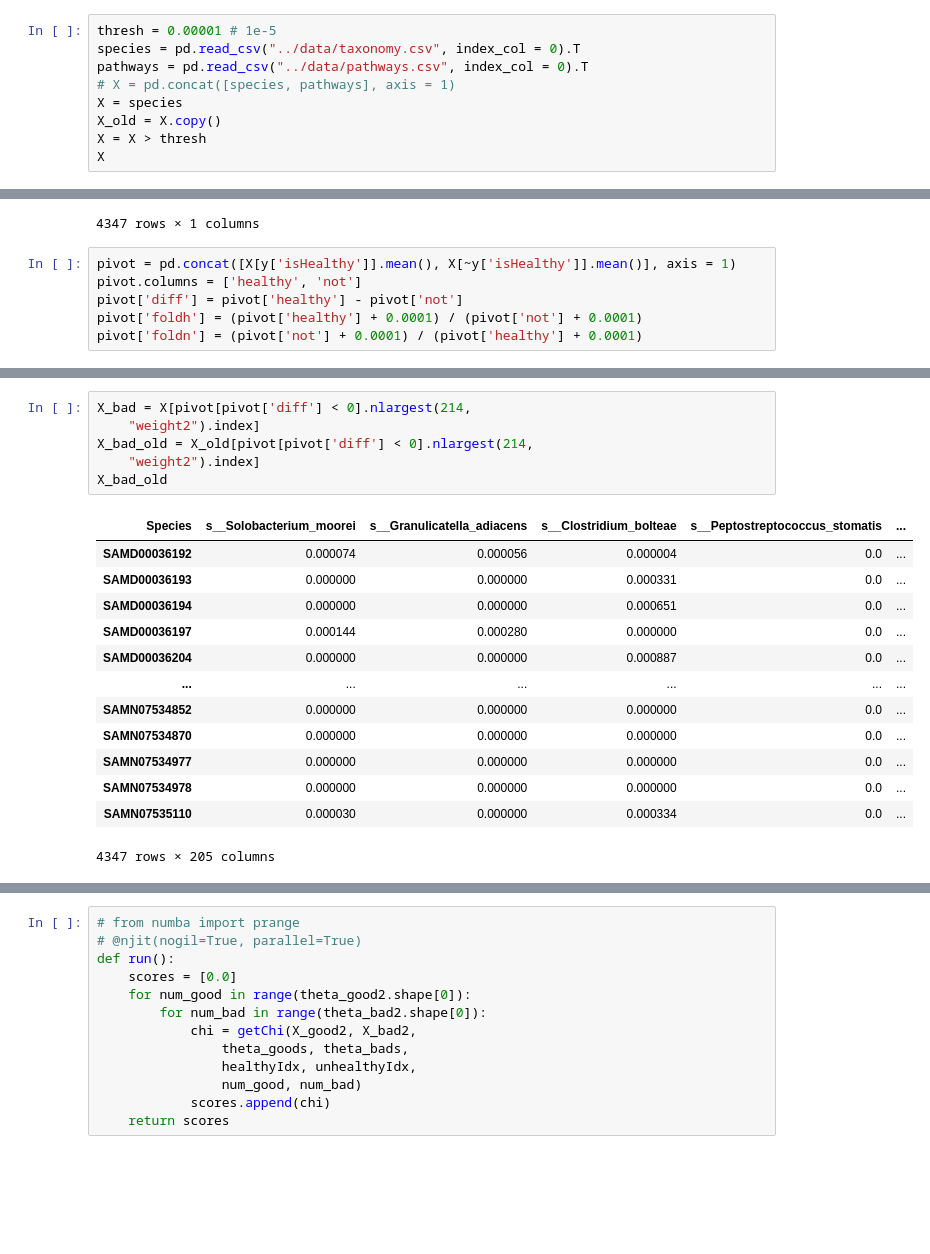
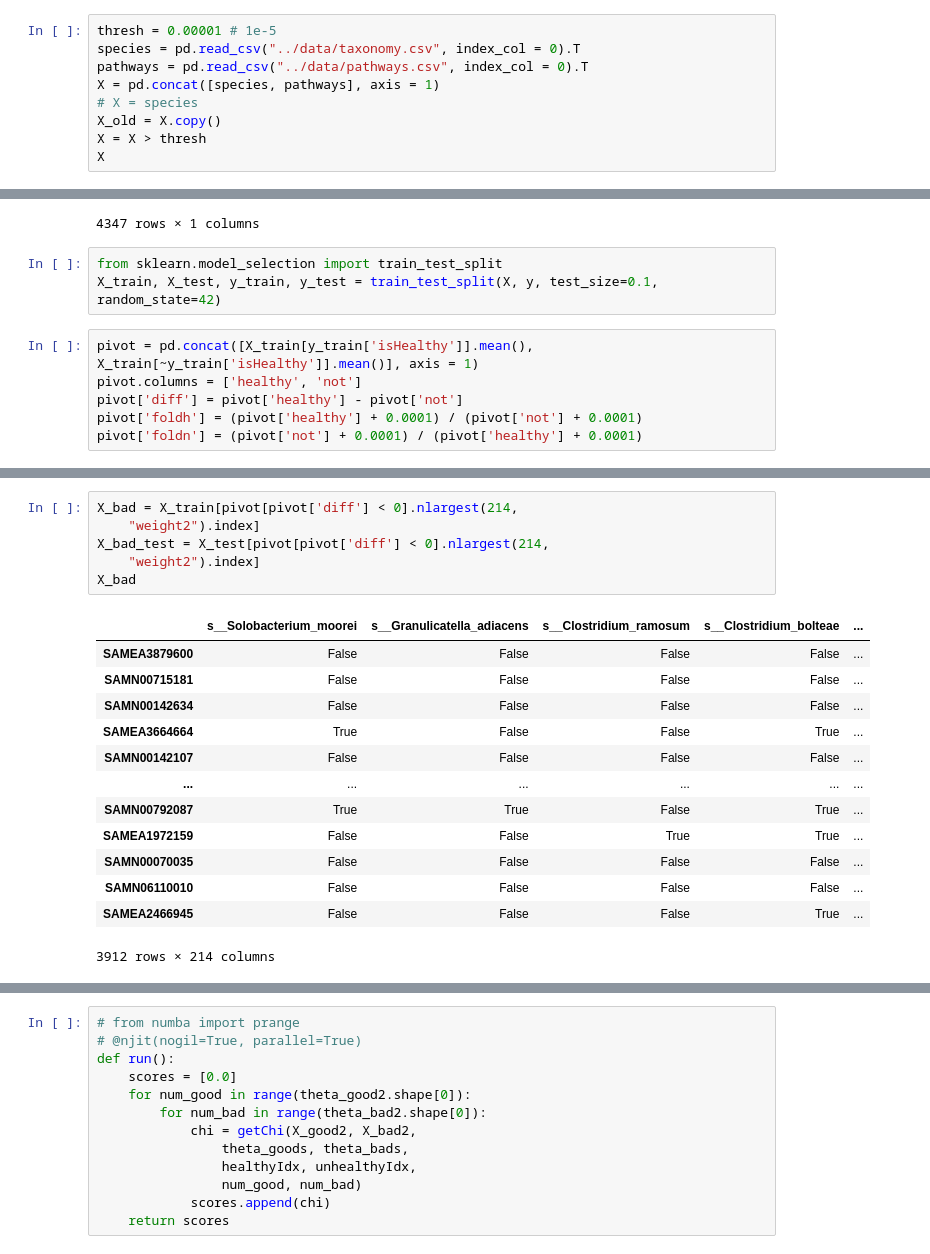
Before and after one commit to danielchang2002/GMHI2-Scratchpad, a Jupyter notebook: src/GMHI++.ipynb, the cells around one changed output, grey strips where cells are left out. Drawn from its saved outputs; the diff is of its cells as text; blank space fills up the shorter version.

```diff
--- a/src/GMHI++.ipynb
+++ b/src/GMHI++.ipynb
@@ -6,8 +6,8 @@ output_dir = "../output/"
 thresh = 0.00001 # 1e-5
 species = pd.read_csv("../data/taxonomy.csv", index_col = 0).T
 pathways = pd.read_csv("../data/pathways.csv", index_col = 0).T
-# X = pd.concat([species, pathways], axis = 1)
-X = species
+X = pd.concat([species, pathways], axis = 1)
+# X = species
 X_old = X.copy()
 X = X > thresh
 X
@@ -42,8 +42,11 @@ y
 | SAMN07534978 | True |
 | SAMN07535110 | True |
 4347 rows × 1 columns
+# %%
+from sklearn.model_selection import train_test_split
+X_train, X_test, y_train, y_test = train_test_split(X, y, test_size=0.1, random_state=42)
 # %%
-pivot = pd.concat([X[y['isHealthy']].mean(), X[~y['isHealthy']].mean()], axis = 1)
+pivot = pd.concat([X_train[y_train['isHealthy']].mean(), X_train[~y_train['isHealthy']].mean()], axis = 1)
 pivot.columns = ['healthy', 'not']
 pivot['diff'] = pivot['healthy'] - pivot['not']
 pivot['foldh'] = (pivot['healthy'] + 0.0001) / (pivot['not'] + 0.0001)
@@ -144,23 +136,23 @@ X_good_old
 # %%
-X_bad = X[pivot[pivot['diff'] < 0].nlargest(214,
+X_bad = X_train[pivot[pivot['diff'] < 0].nlargest(214,
     "weight2").index]
-X_bad_old = X_old[pivot[pivot['diff'] < 0].nlargest(214,
+X_bad_test = X_test[pivot[pivot['diff'] < 0].nlargest(214,
     "weight2").index]
-X_bad_old
+X_bad
 # %% [output]
-| Species | s__Solobacterium_moorei | s__Granulicatella_adiacens | s__Clostridium_bolteae | s__Peptostreptococcus_stomatis | ... |
-| SAMD00036192 | 0.000074 | 0.000056 | 0.000004 | 0.0 | ... |
-| SAMD00036193 | 0.000000 | 0.000000 | 0.000331 | 0.0 | ... |
-| SAMD00036194 | 0.000000 | 0.000000 | 0.000651 | 0.0 | ... |
-| SAMD00036197 | 0.000144 | 0.000280 | 0.000000 | 0.0 | ... |
-| SAMD00036204 | 0.000000 | 0.000000 | 0.000887 | 0.0 | ... |
+|  | s__Solobacterium_moorei | s__Granulicatella_adiacens | s__Clostridium_ramosum | s__Clostridium_bolteae | ... |
+| SAMEA3879600 | False | False | False | False | ... |
+| SAMN00715181 | False | False | False | False | ... |
+| SAMN00142634 | False | False | False | False | ... |
+| SAMEA3664664 | True | False | False | True | ... |
+| SAMN00142107 | False | False | False | False | ... |
 | ... | ... | ... | ... | ... | ... |
-| SAMN07534852 | 0.000000 | 0.000000 | 0.000000 | 0.0 | ... |
-| SAMN07534870 | 0.000000 | 0.000000 | 0.000000 | 0.0 | ... |
-| SAMN07534977 | 0.000000 | 0.000000 | 0.000000 | 0.0 | ... |
-| SAMN07534978 | 0.000000 | 0.000000 | 0.000000 | 0.0 | ... |
-| SAMN07535110 | 0.000030 | 0.000000 | 0.000334 | 0.0 | ... |
+| SAMN00792087 | True | True | False | True | ... |
+| SAMEA1972159 | False | False | True | True | ... |
+| SAMN00070035 | False | False | False | False | ... |
+| SAMN06110010 | False | False | False | False | ... |
+| SAMEA2466945 | False | False | False | True | ... |
-4347 rows × 205 columns
+3912 rows × 214 columns
 # %%
 theta_good = pivot[pivot['diff'] > 0]['weight2'].sort_values(
 ascending=False)
```
Also changed, not shown: parts of 28 cells of this notebook.
